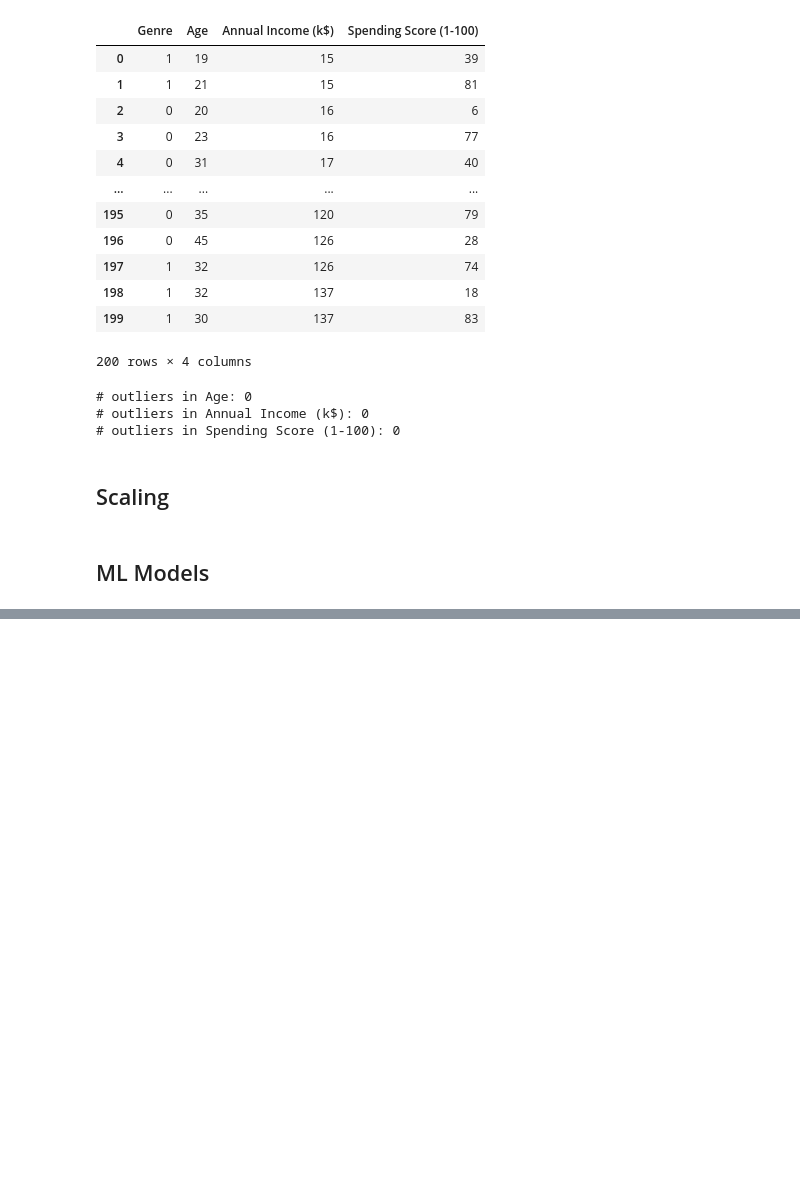
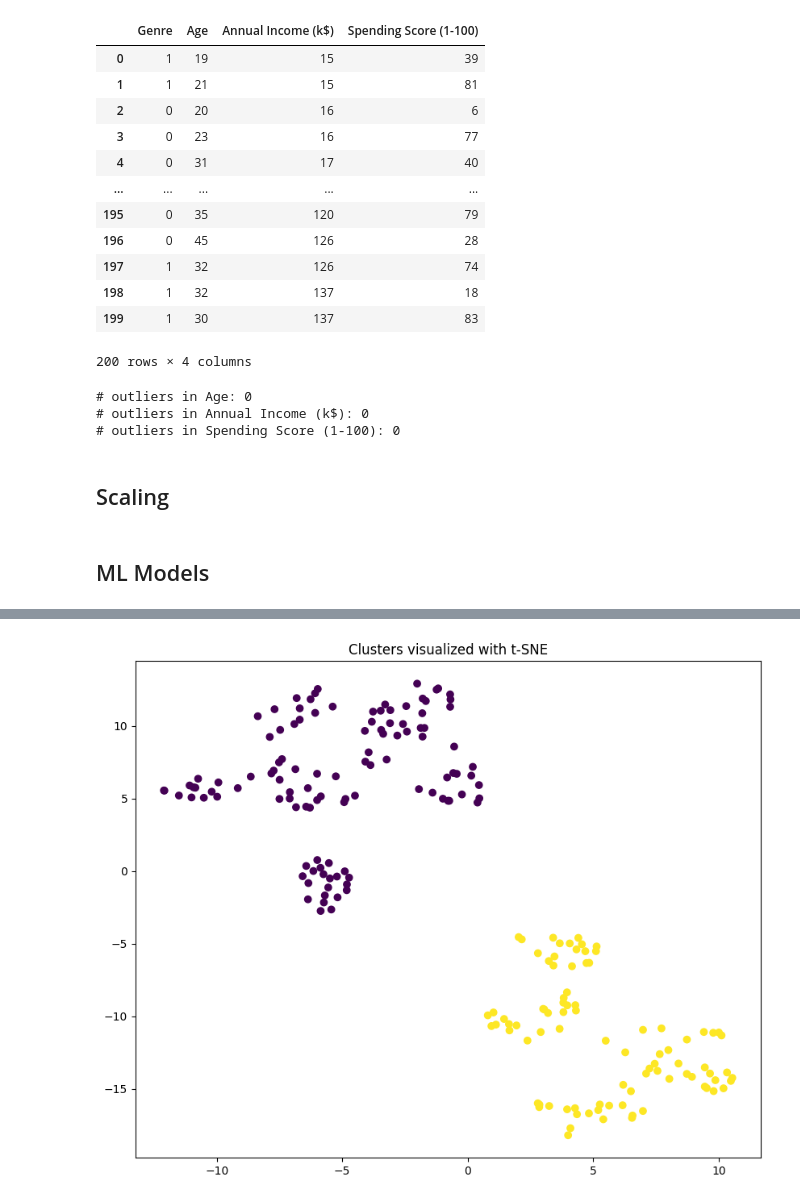
Before and after one commit to essiesalari/Mall-Customers-ML, a Jupyter notebook: Mall Customers ML Project.ipynb, the cells around one changed output, grey strips where cells are left out. Drawn from its saved outputs; the diff is of its cells as text; code cells hidden in the pictures; blank space fills up the shorter version.

```diff
--- a/Mall Customers ML Project.ipynb
+++ b/Mall Customers ML Project.ipynb
@@ -202,0 +150,24 @@ AttributeError: 'numpy.ndarray' object has no attribute 'iloc'
+# %%
+def random_search_clustering(model, param_distributions, X):
+    # Define the scorer
+    scorer = make_scorer(silhouette_score)
+
+    # Perform the random search
+    random_search = RandomizedSearchCV(model, param_distributions, n_iter=100, scoring=scorer, n_jobs=-1, cv=3, random_state=42)
+    random_search.fit(X)
+
+    # Return the best parameters
+    return random_search.best_params_
+# %%
+models = {
+    'KMeans': KMeans(),
+    'AgglomerativeClustering': AgglomerativeClustering(),
+    'DBSCAN': DBSCAN(),
+    'MeanShift': MeanShift(),
+    'SpectralClustering': SpectralClustering(),
+    'GaussianMixture': GaussianMixture()
+}
+
+for model_name, model in models.items():
+    best_params = random_search_clustering(model, param_distributions[model_name], df_enco_scl)
+    print(f"Best parameters for {model_name}: {best_params}")
@@ -202,0 +209,23 @@ AttributeError: 'numpy.ndarray' object has no attribute 'iloc'
+# %%
+import matplotlib.pyplot as plt
+from sklearn.manifold import TSNE
+
+# Assume best_params is a dictionary containing the best parameters for each model
+best_params = {
+    'SpectralClustering': {'n_clusters': 2}
+}
+
+# Fit the SpectralClustering model and predict the labels
+model = SpectralClustering(n_clusters=best_params['SpectralClustering']['n_clusters'])
+model.fit(df_enco_scl)
+labels = model.labels_
+
+tsne = TSNE(n_components=2, random_state=42)
+df_enco_scl_tsne = tsne.fit_transform(df_enco_scl)
+
+plt.figure(figsize=(10, 8))
+plt.scatter(df_enco_scl_tsne[:, 0], df_enco_scl_tsne[:, 1], c=labels, cmap='viridis')
+plt.title('Clusters visualized with t-SNE')
+plt.show()
+# %% [output]
+[figure, added]
```
Also changed, not shown: parts of 5 cells of this notebook.
